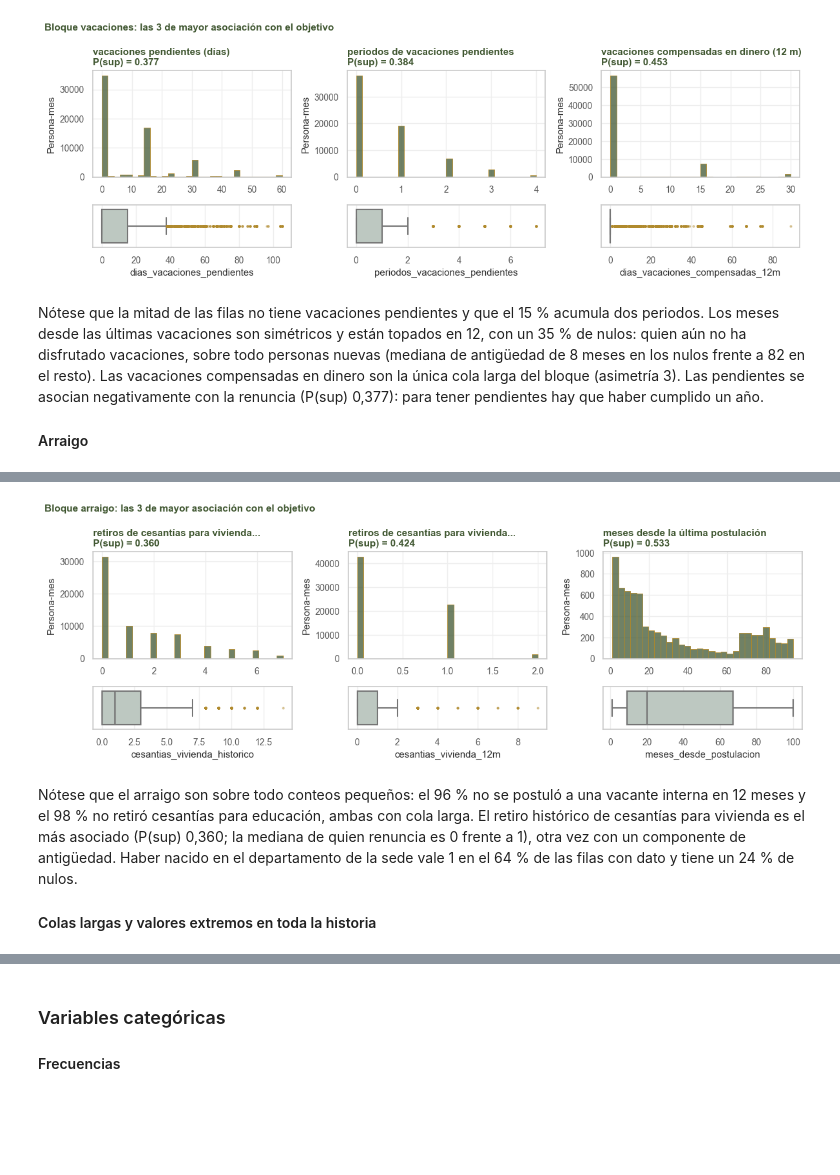
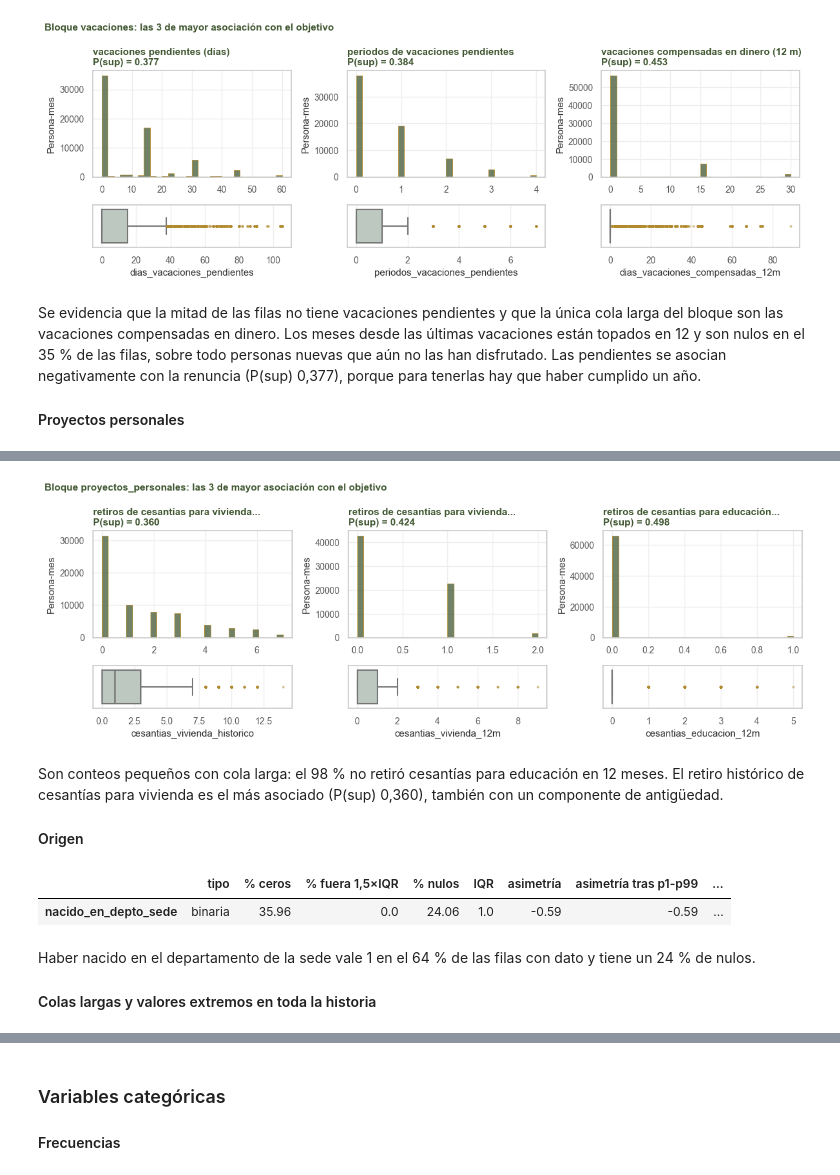
Before and after one commit to ddcarbono/ml-rotacion-personal, a Jupyter notebook: _sources/03_eda_objetivo.ipynb, the cells around one changed output, grey strips where cells are left out. Cells and saved outputs as stored; diff of their text form; code cells hidden in the pictures; blank space fills up the shorter version.

```diff
--- a/_sources/03_eda_objetivo.ipynb
+++ b/_sources/03_eda_objetivo.ipynb
@@ -644,16 +616,15 @@ figura_bloque('vacaciones')
 | dias_vacaciones_compensadas_12m | numérica continua | 0.00 | 2.70 | 6.90 | 0.0 | 0.0 | 0.0 | 0.0 | 30.0 | 0.0 | 2.99 | ... |
 [figure]
 # %% [markdown]
-Nótese que la mitad de las filas no tiene vacaciones pendientes y que el 15 % acumula dos periodos.
-Los meses desde las últimas vacaciones son simétricos y están topados en 12, con un 35 % de nulos:
-quien aún no ha disfrutado vacaciones, sobre todo personas nuevas (mediana de antigüedad de 8 meses
-en los nulos frente a 82 en el resto). Las vacaciones compensadas en dinero son la única
-cola larga del bloque (asimetría 3). Las pendientes se asocian negativamente con la renuncia (P(sup)
-0,377): para tener pendientes hay que haber cumplido un año.
+Se evidencia que la mitad de las filas no tiene vacaciones pendientes y que la única cola larga del
+bloque son las vacaciones compensadas en dinero. Los meses desde las últimas vacaciones están topados
+en 12 y son nulos en el 35 % de las filas, sobre todo personas nuevas que aún no las han disfrutado.
+Las pendientes se asocian negativamente con la renuncia (P(sup) 0,377), porque para tenerlas hay que
+haber cumplido un año.
 
-#### Arraigo
+#### Proyectos personales
 # %%
-display(tabla_bloque('arraigo'))
-figura_bloque('arraigo')
+display(tabla_bloque('proyectos_personales'))
+figura_bloque('proyectos_personales')
 # %% [output]
 |  | tipo | % nulos | media | desv. | p1 | p25 | mediana | p75 | p99 | IQR | asimetría | ... |
@@ -667,10 +634,18 @@ figura_bloque('arraigo')
-[figure, old version]
+[figure, new version]
+# %% [markdown]
+Son conteos pequeños con cola larga: el 98 % no retiró cesantías para educación en 12 meses. El
+retiro histórico de cesantías para vivienda es el más asociado (P(sup) 0,360), también con un
+componente de antigüedad.
+
+#### Origen
+# %%
+display(tabla_bloque('origen'))
+# %% [output]
+|  | tipo | % ceros | % fuera 1,5×IQR | % nulos | IQR | asimetría | asimetría tras p1-p99 | ... |
+| nacido_en_depto_sede | binaria | 35.96 | 0.0 | 24.06 | 1.0 | -0.59 | -0.59 | ... |
 # %% [markdown]
-Nótese que el arraigo son sobre todo conteos pequeños: el 96 % no se postuló a una vacante interna
-en 12 meses y el 98 % no retiró cesantías para educación, ambas con cola larga. El retiro histórico
-de cesantías para vivienda es el más asociado (P(sup) 0,360; la mediana de quien renuncia es 0
-frente a 1), otra vez con un componente de antigüedad. Haber nacido en el departamento de la sede
-vale 1 en el 64 % de las filas con dato y tiene un 24 % de nulos.
+Haber nacido en el departamento de la sede vale 1 en el 64 % de las filas con dato y tiene un 24 % de
+nulos.
 
 #### Colas largas y valores extremos en toda la historia
 # %%
```
Also changed, not shown: parts of 55 cells of this notebook, 51 other files.
